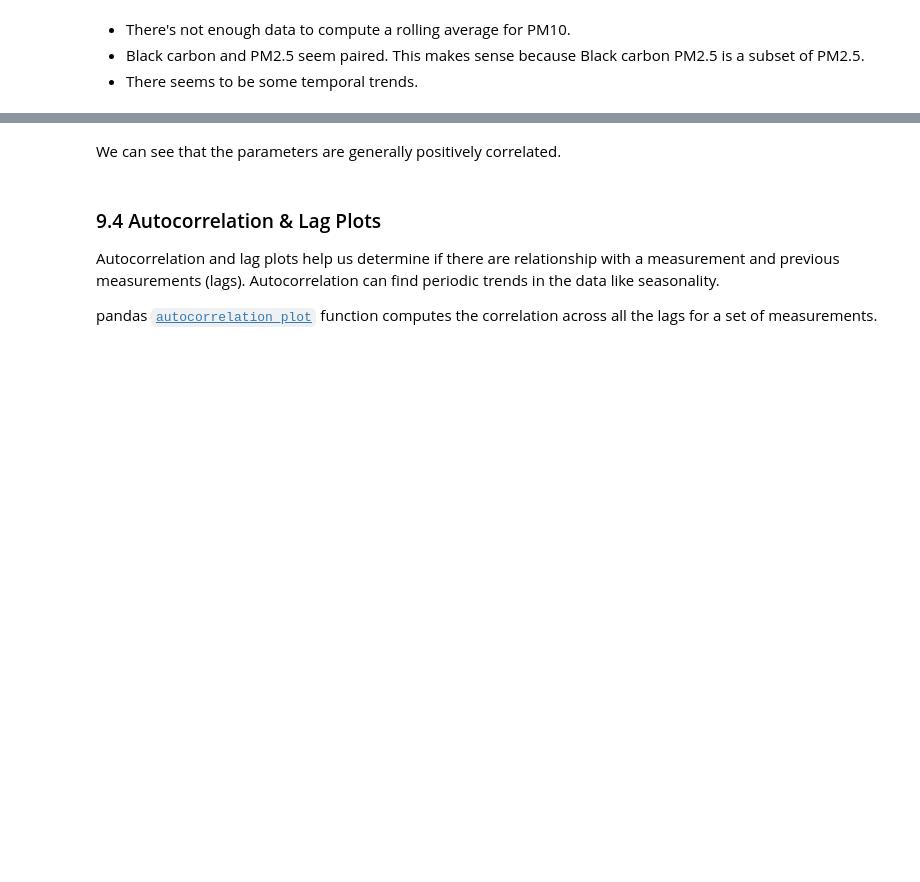
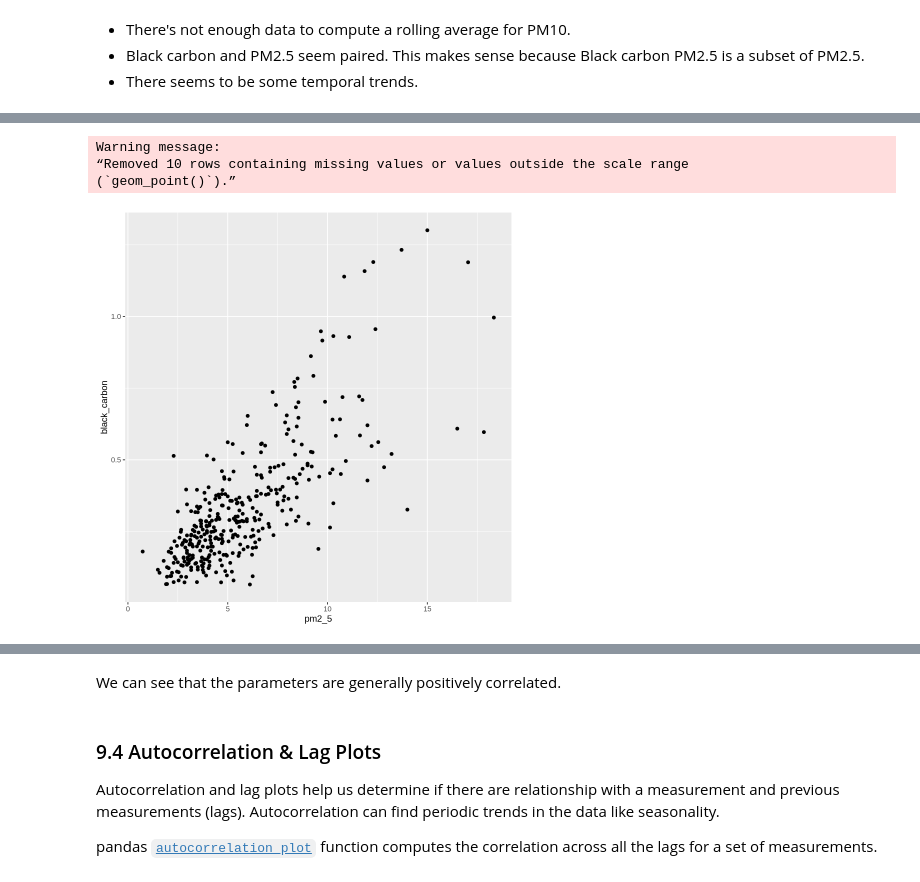
Before and after one commit to MPA-2065-FA24/mpa2065-fall2024, a Jupyter notebook: exploratory_data_analysis/notebooks/1.0-gtd-eda-walkthrough.ipynb, the cells around one changed output, grey strips where cells are left out. Drawn from its saved outputs; the diff is of its cells as text; code cells hidden in the pictures; blank space fills up the shorter version.

```diff
--- a/exploratory_data_analysis/notebooks/1.0-gtd-eda-walkthrough.ipynb
+++ b/exploratory_data_analysis/notebooks/1.0-gtd-eda-walkthrough.ipynb
@@ -1622,0 +1637,11 @@ scatter_matrix(df_pm, figsize=(6,6));
+# %%
+ggplot(
+    df_pm_pivot,
+    aes(x=pm2_5, y=black_carbon)
+) +
+geom_point()
+# %% [output]
+Warning message:
+“Removed 10 rows containing missing values or values outside the scale range
+(`geom_point()`).”
+[figure, added]
```
Also changed, not shown: parts of 20 cells of this notebook.
